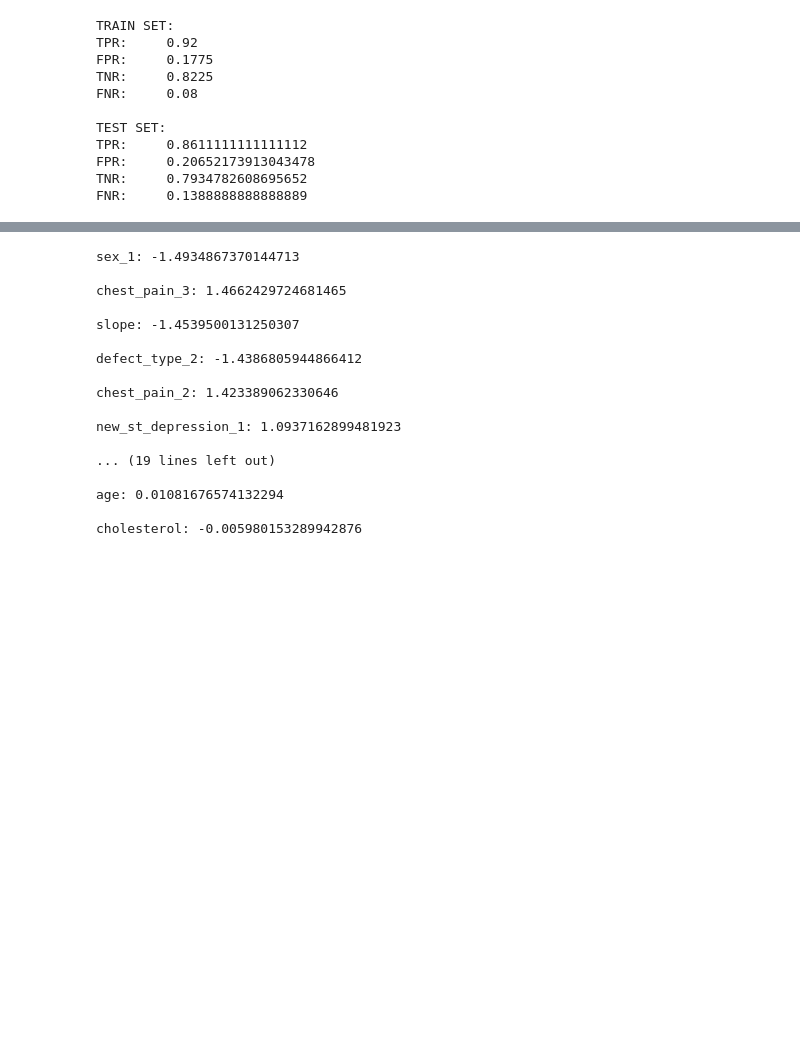
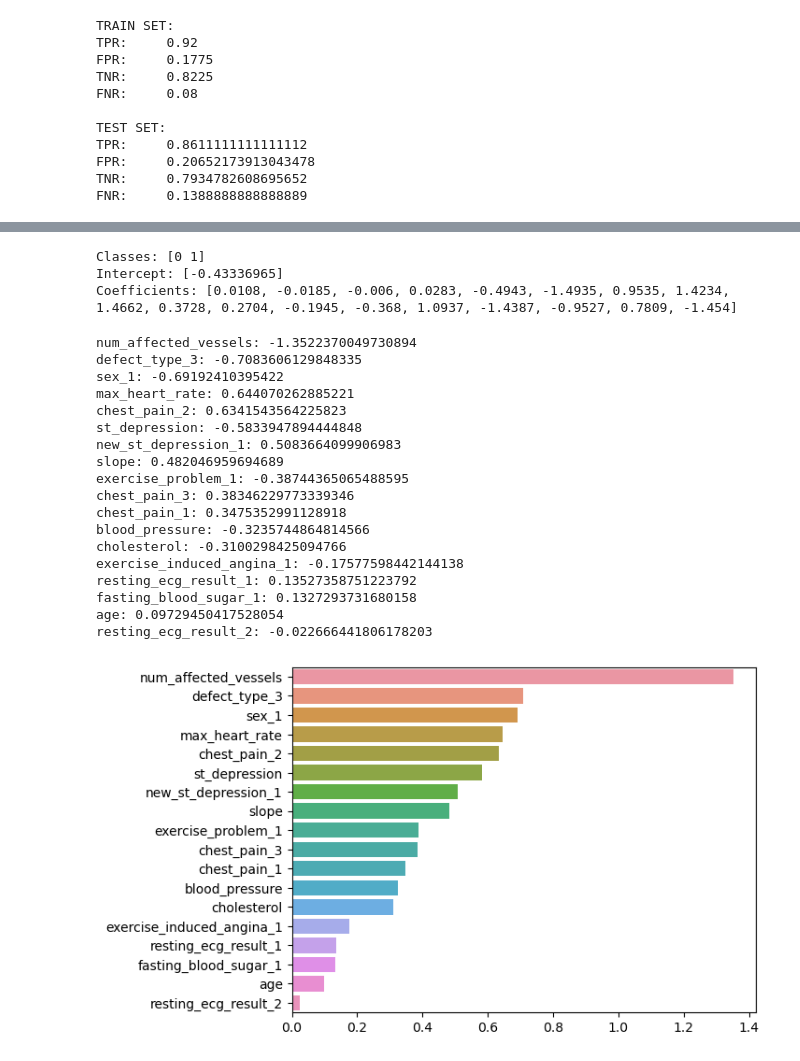
Before and after one commit to brandonleehs/SC1015-proj, a Jupyter notebook: logistic-regression.ipynb, the cells around one changed output, grey strips where cells are left out. Cells and saved outputs as stored; diff of their text form; code cells hidden in the pictures; blank space fills up the shorter version.

Commit message:
Add feature importance

```diff
--- a/logistic-regression.ipynb
+++ b/logistic-regression.ipynb
@@ -682,0 +681,5 @@ Coefficients: [0.0108, -0.0185, -0.006, 0.0283, -0.4943, -1.4935, 0.9535, 1.4234
+# %%
+# Use final data that we used to train the model
+data_in = clean_data_encoded.drop(["heart_disease", "defect_type_2"], axis = 1)
+
+data_in
@@ -683,24 +700,46 @@ Coefficients: [0.0108, -0.0185, -0.006, 0.0283, -0.4943, -1.4935, 0.9535, 1.4234
+# %%
+logreg = LogisticRegression(max_iter = 200, solver = "newton-cg", random_state = 42)
+logreg.fit(X_train, y_train)
+
+print("Classes:", logreg.classes_)
+print("Intercept:", logreg.intercept_)
+print("Coefficients:", [i.round(4) for i in logreg.coef_[0]])
+# %% [output]
+Classes: [0 1]
+Intercept: [-0.43336965]
+Coefficients: [0.0108, -0.0185, -0.006, 0.0283, -0.4943, -1.4935, 0.9535, 1.4234, 1.4662, 0.3728, 0.2704, -0.1945, -0.368, 1.0937, -1.4387, -0.9527, 0.7809, -1.454]
 # %%
-coef_lst = list(sorted(enumerate(logreg.coef_[0]), key = lambda x : abs(x[1]), reverse = True))
+impt_lst = [(i, coef * X_train[X_train.columns[i]].std()) for i, coef in enumerate(logreg.coef_[0])]
 
-for i, coef in coef_lst:
-    print(f"{clean_data_encoded.columns[i]}: {coef}")
-    print()
+# Sort by importance in descending order. We use absolute values when sorting so coefficients are sorted by magnitude
+impt_lst = list(sorted(impt_lst, key = lambda x : abs(x[1]), reverse = True))
+
+for i, impt in impt_lst:
+    var = data_in.columns[i]
+    print(f"{var}: {impt}")
 # %% [output]
-sex_1: -1.4934867370144713
-
-chest_pain_3: 1.4662429724681465
-
-slope: -1.4539500131250307
-
-defect_type_2: -1.4386805944866412
-
-chest_pain_2: 1.423389062330646
-
-new_st_depression_1: 1.0937162899481923
-
-... (19 lines left out)
-
-age: 0.01081676574132294
-
-cholesterol: -0.005980153289942876
+num_affected_vessels: -1.3522370049730894
+defect_type_3: -0.7083606129848335
+sex_1: -0.69192410395422
+max_heart_rate: 0.644070262885221
+chest_pain_2: 0.6341543564225823
+st_depression: -0.5833947894444848
+new_st_depression_1: 0.5083664099906983
+slope: 0.482046959694689
+exercise_problem_1: -0.38744365065488595
+chest_pain_3: 0.38346229773339346
+chest_pain_1: 0.3475352991128918
+blood_pressure: -0.3235744864814566
+cholesterol: -0.3100298425094766
+exercise_induced_angina_1: -0.17577598442144138
+resting_ecg_result_1: 0.13527358751223792
+fasting_blood_sugar_1: 0.1327293731680158
+age: 0.09729450417528054
+resting_ecg_result_2: -0.022666441806178203
+# %%
+# Plot barplot of their absolute values.
+impt_df = pd.DataFrame({data_in.columns[impt[0]] : [abs(impt[1])] for impt in impt_lst})
+
+sb.barplot(data = impt_df, orient = "h");
+# %% [output]
+[figure, added]
```
Also changed, not shown: parts of 15 cells of this notebook, 2 other files.
